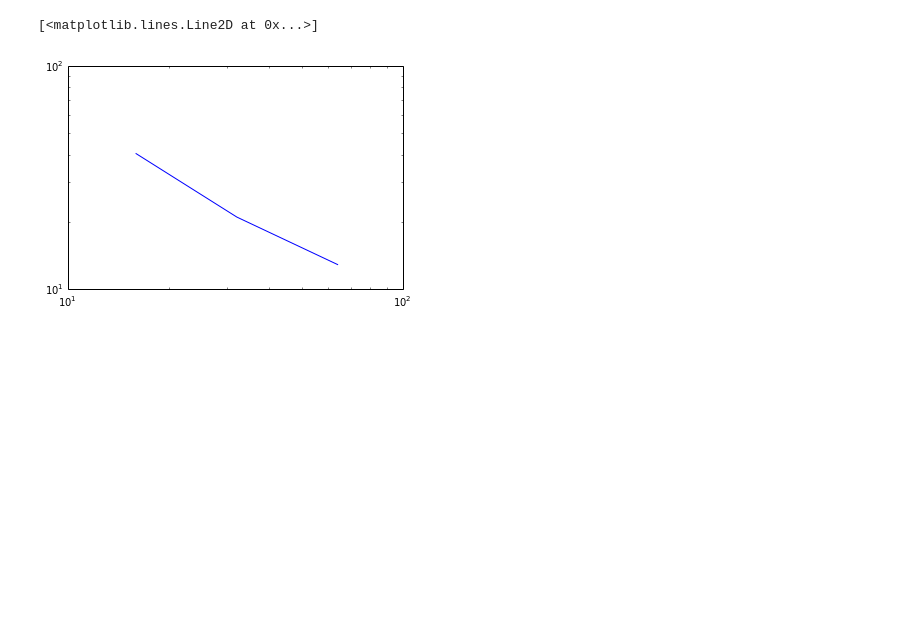
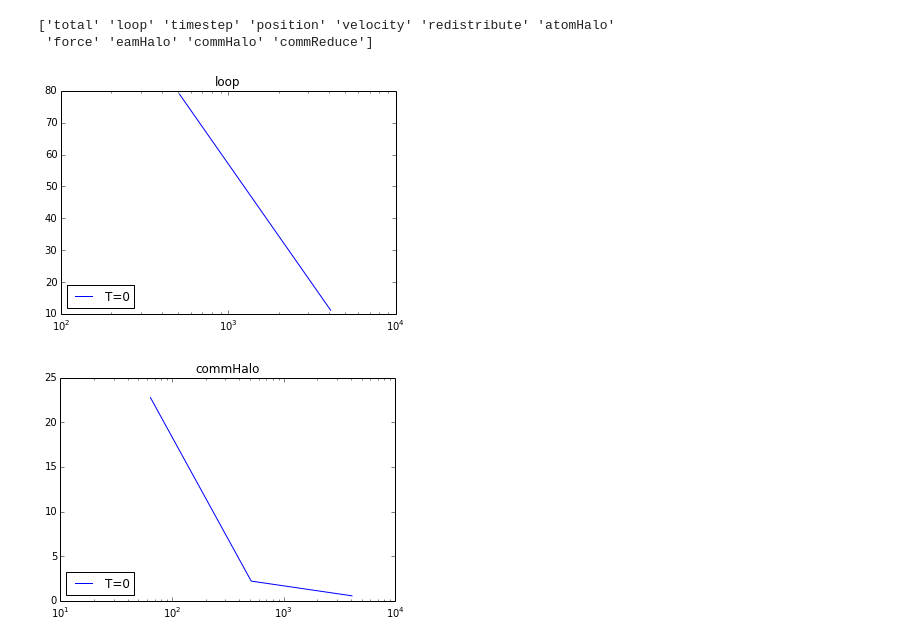
Before and after one commit to shigh/CoMD, a Jupyter notebook: parse-yaml.ipynb, the cells around one changed output. Cells and saved outputs as stored; diff of their text form; code cells hidden in the pictures; blank space fills up the shorter version.

```diff
--- a/parse-yaml.ipynb
+++ b/parse-yaml.ipynb
@@ -15,3 +15,24 @@ def results_df(file_names):
         i += rp.results_all_ranks()
     df = pd.DataFrame(i).convert_objects(convert_numeric=True)
     return df
+# %%
+results_weak     = glob(r"./scale/weak-small/*.yaml")
+results_weak_600 = glob(r"./scale/weak-small-600/*.yaml")
+results_weak_03k = glob(r"./scale/weak-small-03k/*.yaml")
+
+df000 = results_df(results_weak)
+df600 = results_df(results_weak_600)
+df03k = results_df(results_weak_03k)
+df000.label = "T=0"
+df600.label = "T=600"
+df03k.label = "T=3000"
+dfs = [df000, df600, df03k]
+
+for f in ["loop", "commHalo"]:
+    plt.figure()
+    for df in dfs:
+        r = df[df.function==f].sort(columns="totalranks")
+        plt.semilogx(r.totalranks, r.maxtime, label=df.label)
+    plt.title(f); plt.legend(loc='lower right')
+
+print df000.function.unique()
@@ -18,9 +44,20 @@ def results_df(file_names):
 # %%
 results_strong = glob(r"./scale/strong-small/*.yaml")
 
-df = results_df(results_strong)
-r = df[df.function=="total"].sort(columns="totalranks")
-plt.loglog(r.totalranks, r.maxtime)
+df000 = results_df(results_strong)
+df000.label = "T=0"
+dfs = [df000]
+
+for f in ["loop", "commHalo"]:
+    plt.figure()
+    for df in dfs:
+        r = df[df.function==f].sort(columns="totalranks")
+        plt.semilogx(r.totalranks, r.maxtime, label=df.label)
+    plt.title(f); plt.legend(loc='lower left')
+
+print df000.function.unique()
 # %% [output]
-[<matplotlib.lines.Line2D at 0x...>]
+['total' 'loop' 'timestep' 'position' 'velocity' 'redistribute' 'atomHalo'
+ 'force' 'eamHalo' 'commHalo' 'commReduce']
-[figure, old version]
+[figure, new version]
+[figure, added]
```
Also changed, not shown: parts of 2 cells of this notebook, 1 other file.
